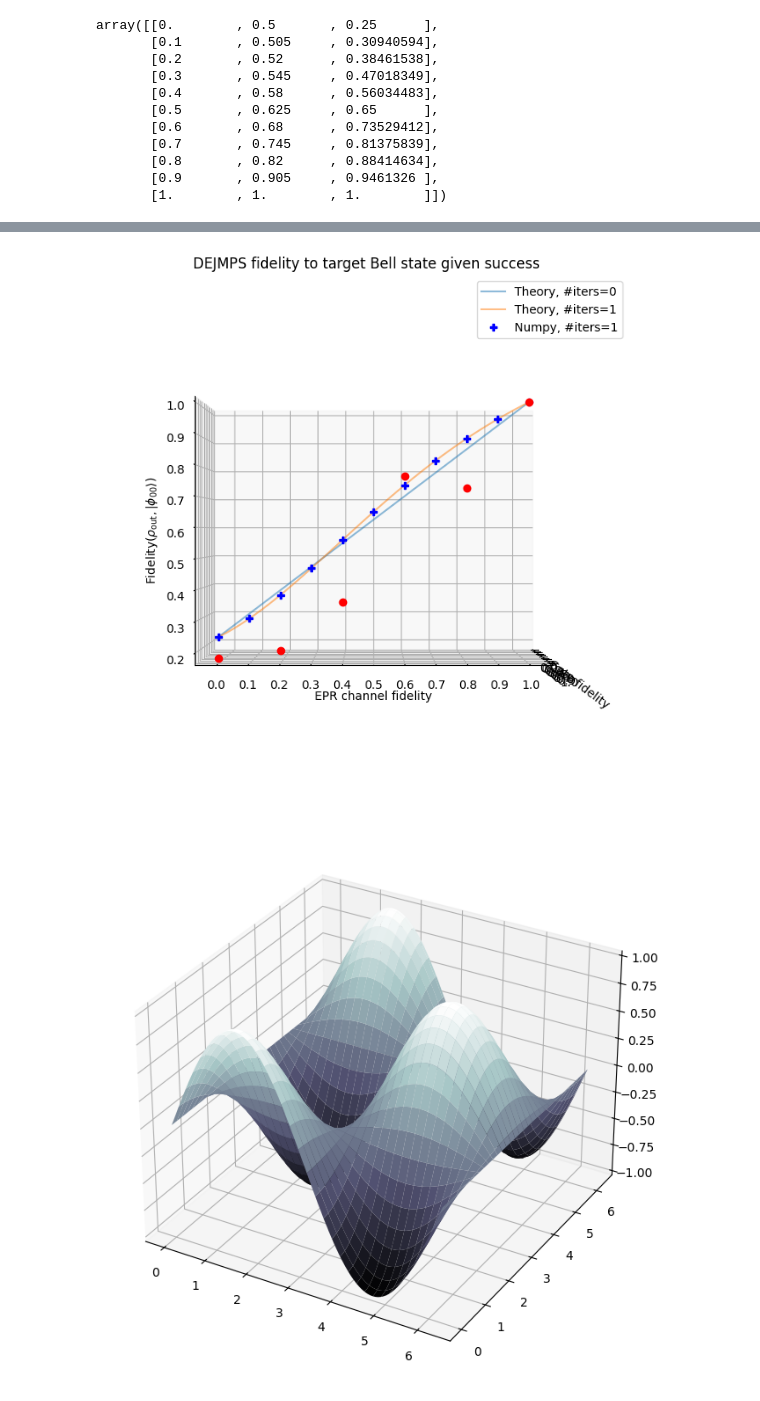
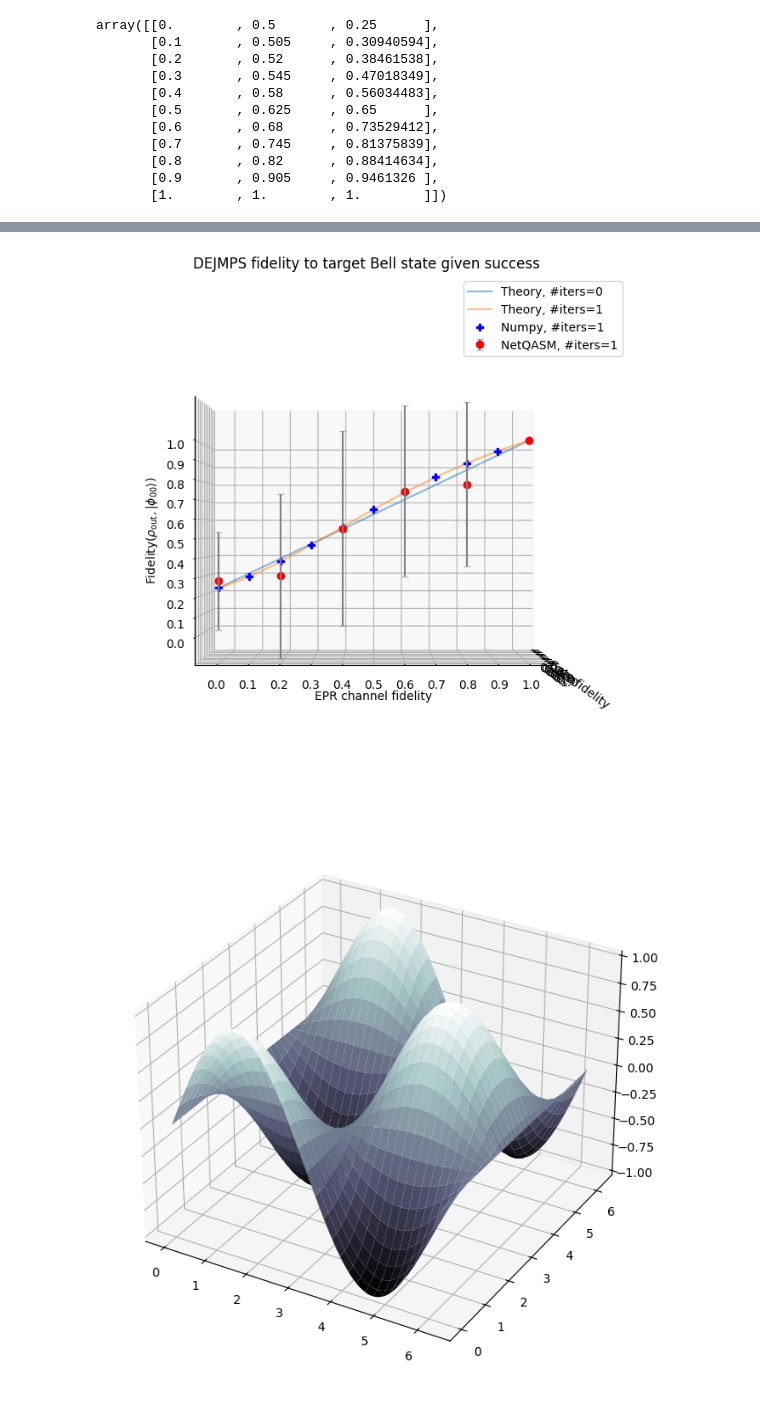
Before and after one commit to iDragos1234/CS4090, a Jupyter notebook: project/dejmps/dejmps_simulation.ipynb, the cells around one changed output, grey strips where cells are left out. Saved outputs shown, nothing was run; the diff lists cells and outputs as text; code cells hidden in the pictures.

```diff
--- a/project/dejmps/dejmps_simulation.ipynb
+++ b/project/dejmps/dejmps_simulation.ipynb
@@ -212,55 +212,55 @@ ax.plot(
 
 
 
-# markers, caps, bars = ax.errorbar(
-#     x=f_succ_mean_sd[:,0],
-#     y=f_succ_mean_sd[:,1],
-#     z=f_succ_mean_sd[:,2],
-#     zerr=f_succ_mean_sd[:,3],
-#     capsize=3, fmt="ro", ecolor = "grey",
+markers, caps, bars = ax.errorbar(
+    x=f_succ_mean_sd[-6:,0],
+    y=f_succ_mean_sd[-6:,1],
+    z=f_succ_mean_sd[-6:,2],
+    zerr=f_succ_mean_sd[-6:,3],
+    capsize=3, fmt="ro", ecolor = "grey",
+    label='NetQASM, #iters=1'
+)
+[bar.set_alpha(0.5) for bar in bars]
+[cap.set_alpha(0.5) for cap in caps]
+[bar.set_linestyle(':') for bar in bars]
+
+# ax.plot(
+#     f_succ_mean_sd[-6:,0],
+#     f_succ_mean_sd[-6:,1],
+#     f_succ_mean_sd[-6:,2],
+#     'ro',
 #     label='NetQASM, #iters=1'
 # )
-# [bar.set_alpha(0.5) for bar in bars]
-# [cap.set_alpha(0.5) for cap in caps]
-# [bar.set_linestyle(':') for bar in bars]
-
-ax.plot(
-    f_succ_mean_sd[-6:,0],
-    f_succ_mean_sd[-6:,1],
-    f_succ_mean_sd[-6:,2],
-    linestyle='',
-    marker='o',
-    color='r'
-)
 
 # # Plot as surface
 # x = np.unique(f_succ_mean_sd[:,0])
 # y = np.unique(f_succ_mean_sd[:,1])
 # z = np.reshape(f_succ_mean_sd[:,2], (len(x), len(y)))
 
 # x, y = np.meshgrid(x, y)
 # x, y = x.T, y.T  # works for some reason, idk why
 
 # ax.plot_surface(
 #     x, y, z,
 #     cmap='bone',
 #     alpha=0.8,
 # )
 
 
 ax.set_title('DEJMPS fidelity to target Bell state given success')
 ax.set_xlabel('Gate fidelity')
 ax.set_ylabel('EPR channel fidelity')
 ax.set_zlabel(r'$\text{Fidelity}(\rho_\text{out}, \vert\phi_{00}\rangle)$')
 ticks = np.arange(11)/10
 ax.set_xticks(ticks, ticks)
 ax.set_yticks(ticks, ticks)
+ax.set_zticks(ticks, ticks)
 ax.legend()
 # Change camera viewpoint of 3D plot
 ax.view_init(azim=-0, elev=0)
 plt.show()
 # %% [output]
-[figure, old version]
+[figure, new version]
 # %%
 # Example of 3D plot
 
```
Also changed, not shown: parts of 1 cell of this notebook, 1 other file.
